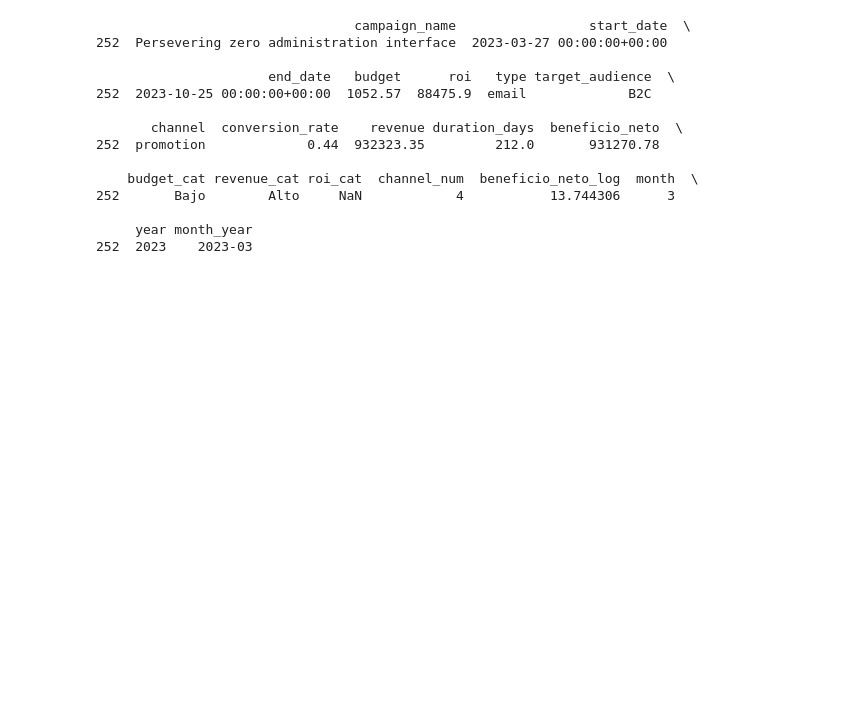
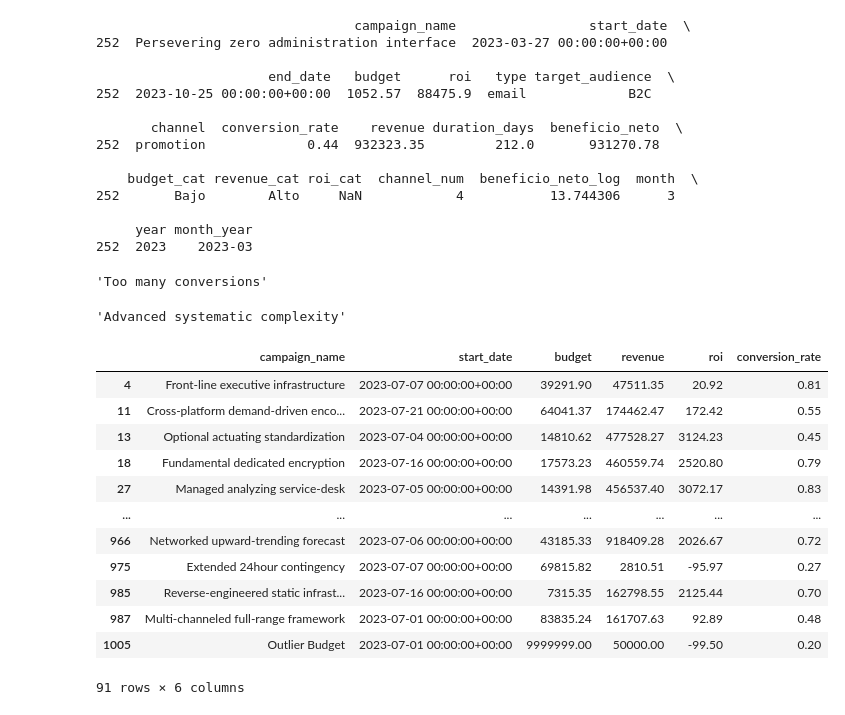
Before and after one commit to Natarcos/upgrade-hub-marketing-analysis, a Jupyter notebook: EDA/mkt_eda.ipynb, the cells around one changed output. Saved outputs shown, nothing was run; the diff lists cells and outputs as text; code cells hidden in the pictures; blank space fills up the shorter version.

```diff
--- a/EDA/mkt_eda.ipynb
+++ b/EDA/mkt_eda.ipynb
@@ -861,3 +852,33 @@ print(fila)
 
      year month_year
 252  2023    2023-03
+# %%
+#campaigne_name con más conversión
+campaña_mayor_revenue = df.loc[df['conversion_rate'].idxmax(),'campaign_name']
+campaña_mayor_revenue
+# %% [output]
+'Too many conversions'
+# %%
+#campaigne_name con más beneficio
+campaña_mayor_revenue = df.loc[df['beneficio_neto'].idxmax(), 'campaign_name']
+campaña_mayor_revenue
+# %% [output]
+'Advanced systematic complexity'
+# %%
+#encontrar campañas realizadas en julio
+campañas_julio = df[df['start_date'].str.contains('2023-07')]
+campañas_julio[['campaign_name', 'start_date', 'budget', 'revenue', 'roi', 'conversion_rate']]
+# %% [output]
+|  | campaign_name | start_date | budget | revenue | roi | conversion_rate |
+| 4 | Front-line executive infrastructure | 2023-07-07 00:00:00+00:00 | 39291.90 | 47511.35 | 20.92 | 0.81 |
+| 11 | Cross-platform demand-driven enco... | 2023-07-21 00:00:00+00:00 | 64041.37 | 174462.47 | 172.42 | 0.55 |
+| 13 | Optional actuating standardization | 2023-07-04 00:00:00+00:00 | 14810.62 | 477528.27 | 3124.23 | 0.45 |
+| 18 | Fundamental dedicated encryption | 2023-07-16 00:00:00+00:00 | 17573.23 | 460559.74 | 2520.80 | 0.79 |
+| 27 | Managed analyzing service-desk | 2023-07-05 00:00:00+00:00 | 14391.98 | 456537.40 | 3072.17 | 0.83 |
+| ... | ... | ... | ... | ... | ... | ... |
+| 966 | Networked upward-trending forecast | 2023-07-06 00:00:00+00:00 | 43185.33 | 918409.28 | 2026.67 | 0.72 |
+| 975 | Extended 24hour contingency | 2023-07-07 00:00:00+00:00 | 69815.82 | 2810.51 | -95.97 | 0.27 |
+| 985 | Reverse-engineered static infrast... | 2023-07-16 00:00:00+00:00 | 7315.35 | 162798.55 | 2125.44 | 0.70 |
+| 987 | Multi-channeled full-range framework | 2023-07-01 00:00:00+00:00 | 83835.24 | 161707.63 | 92.89 | 0.48 |
+| 1005 | Outlier Budget | 2023-07-01 00:00:00+00:00 | 9999999.00 | 50000.00 | -99.50 | 0.20 |
+91 rows × 6 columns
```
Also changed, not shown: parts of 2 cells of this notebook, 1 other file.
